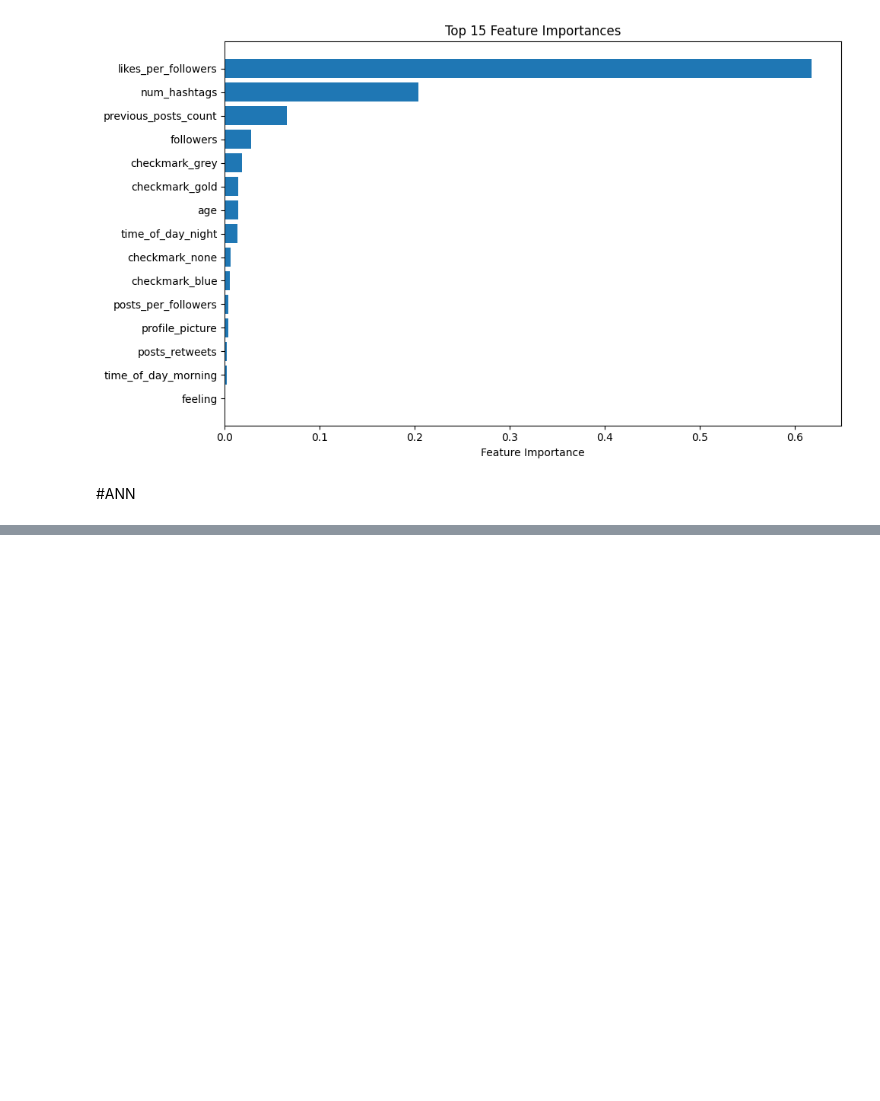
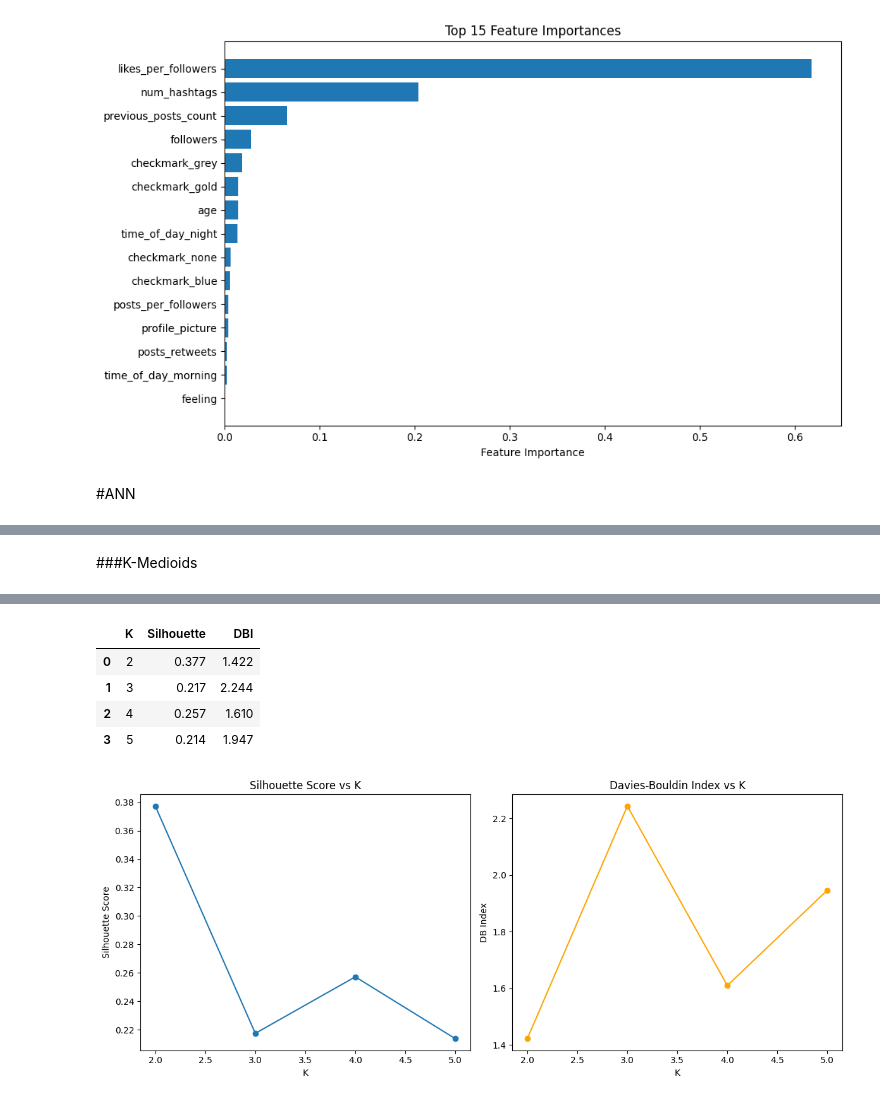
Before and after one commit to NadavLib/ML_Part2, a Jupyter notebook: ML_Part2.ipynb, the cells around one changed output, grey strips where cells are left out. Drawn from its saved outputs; the diff is of its cells as text; code cells hidden in the pictures; blank space fills up the shorter version.

```diff
--- a/ML_Part2.ipynb
+++ b/ML_Part2.ipynb
@@ -249,0 +611,71 @@ plt.show()
+# %% [markdown]
+###K-Medioids
+# %%
+import pandas as pd
+import numpy as np
+from sklearn.preprocessing import StandardScaler
+from sklearn_extra.cluster import KMedoids
+from sklearn.metrics import silhouette_score, davies_bouldin_score
+import matplotlib.pyplot as plt
+import gc
+
+#Select top features (importance > 0.05)
+features = ['likes_per_followers', 'num_hashtags', 'previous_posts_count']
+df_filtered = df[features].dropna()
+
+# sampling, data is too large
+MAX_ROWS = 1000
+if len(df_filtered) > MAX_ROWS:
+    print(f" Sampling {MAX_ROWS} rows from {len(df_filtered)} total.")
+    df_filtered = df_filtered.sample(MAX_ROWS, random_state=42)
+
+# Step 3: Standardization
+scaler = StandardScaler()
+X_scaled = scaler.fit_transform(df_filtered)
+
+# Step 4: Run K-Medoids for a range of K
+k_range = range(2, 6)
+results = []
+
+for k in k_range:
+    print(f"\n▶ Running K-Medoids with K={k}")
+    try:
+        model = KMedoids(n_clusters=k, metric='manhattan', random_state=42)
+        labels = model.fit_predict(X_scaled)
+
+        sil = silhouette_score(X_scaled, labels, metric='manhattan')
+        dbi = davies_bouldin_score(X_scaled, labels)
+
+        print(f"  Silhouette Score: {sil:.3f}")
+        print(f"  Davies-Bouldin Index: {dbi:.3f}")
+
+        results.append({'K': k, 'Silhouette': sil, 'DBI': dbi})
+    except Exception as e:
+        print(f"  ❌ Failed for K={k}: {e}")
+
+    del model, labels
+    gc.collect()
+
+# Step 5: Display summary table
+results_df = pd.DataFrame(results)
+pd.set_option('display.precision', 3)
+display(results_df)
+
+# Optional: plot results
+plt.figure(figsize=(12, 5))
+
+plt.subplot(1, 2, 1)
+plt.plot(results_df['K'], results_df['Silhouette'], marker='o')
+plt.title('Silhouette Score vs K')
+plt.xlabel('K')
+plt.ylabel('Silhouette Score')
+
+plt.subplot(1, 2, 2)
+plt.plot(results_df['K'], results_df['DBI'], marker='o', color='orange')
+plt.title('Davies-Bouldin Index vs K')
+plt.xlabel('K')
+plt.ylabel('DB Index')
+
+plt.tight_layout()
+plt.show()
+# %% [output]
@@ -249,0 +699,6 @@ plt.show()
+|  | K | Silhouette | DBI |
+| 0 | 2 | 0.377 | 1.422 |
+| 1 | 3 | 0.217 | 2.244 |
+| 2 | 4 | 0.257 | 1.610 |
+| 3 | 5 | 0.214 | 1.947 |
+[figure, added]
```
Also changed, not shown: parts of 28 cells of this notebook.
